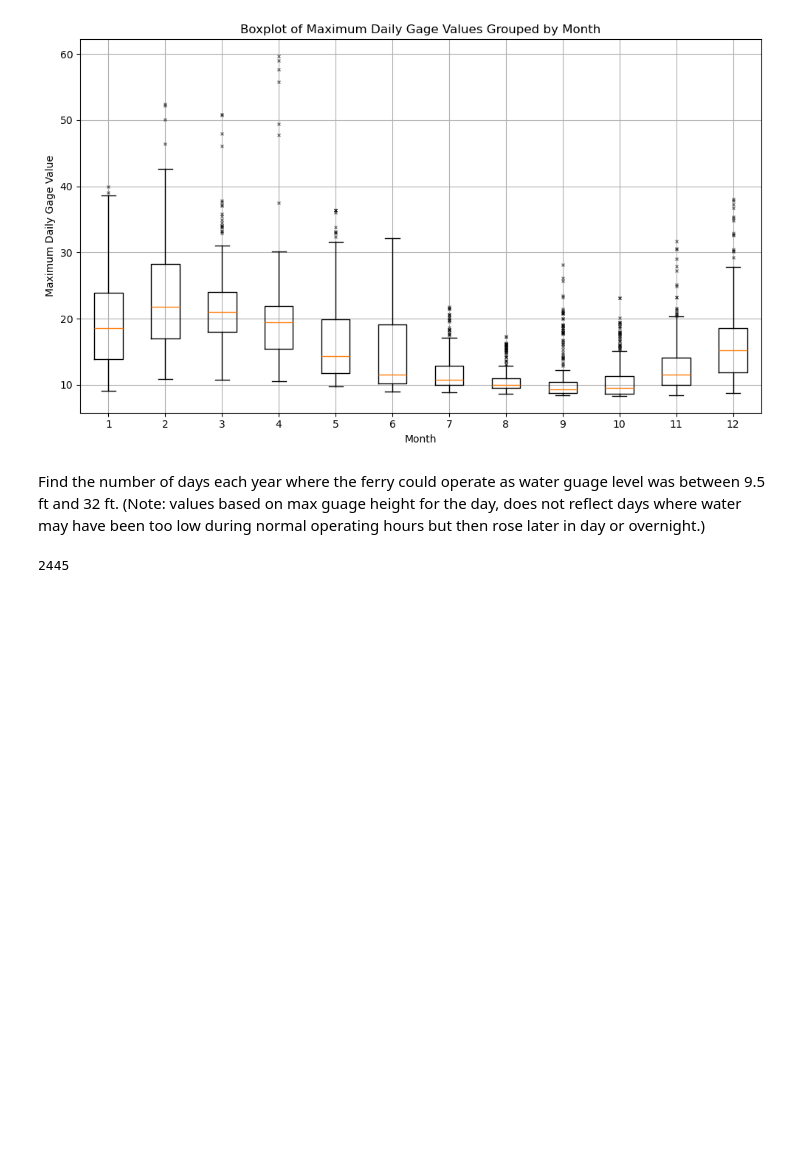
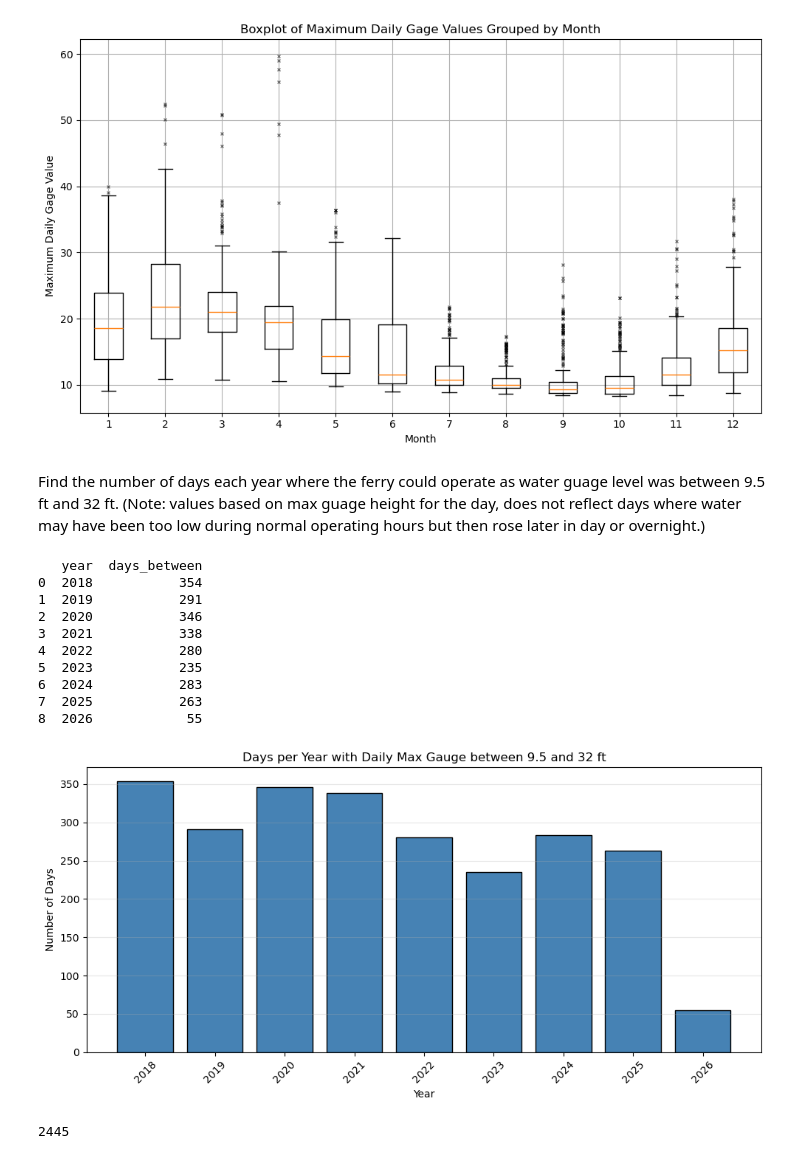
Before and after one commit to Raybies/GreenRiverFerryRiver, a Jupyter notebook: GRF_VA.ipynb, the cells around one changed output. Saved outputs shown, nothing was run; the diff lists cells and outputs as text; code cells hidden in the pictures; blank space fills up the shorter version.

```diff
--- a/GRF_VA.ipynb
+++ b/GRF_VA.ipynb
@@ -261,6 +261,53 @@ plt.xticks(ferry_days_by_year['year'], rotation=45)
 plt.grid(axis='y', alpha=0.3)
 plt.tight_layout()
 plt.show()
+# %%
+# make sure we have the daily‑max dataframe available
+if 'daily_max_df' not in globals():
+    daily_max_df = (
+        df.groupby(df['datetime'].dt.date)['gage']
+          .max()
+          .reset_index()
+    )
+    daily_max_df.columns = ['date', 'max_daily_gage']
+    daily_max_df['year'] = pd.to_datetime(daily_max_df['date']).dt.year
+
+# mask for days with max gauge between 9.5 and 32 (inclusive)
+mask = daily_max_df['max_daily_gage'].between(9.5, 32)
+
+# count by year
+counts_by_year = (
+    daily_max_df[mask]
+    .groupby('year')
+    .size()
+    .reset_index(name='days_between')
+)
+
+print(counts_by_year)
+
+# simple bar chart
+plt.figure(figsize=(10, 5))
+plt.bar(counts_by_year['year'], counts_by_year['days_between'],
+        color='steelblue', edgecolor='black')
+plt.title('Days per Year with Daily Max Gauge between 9.5 and 32 ft')
+plt.xlabel('Year')
+plt.ylabel('Number of Days')
+plt.xticks(counts_by_year['year'], rotation=45)
+plt.grid(axis='y', alpha=0.3)
+plt.tight_layout()
+plt.show()
+# %% [output]
+   year  days_between
+0  2018           354
+1  2019           291
+2  2020           346
+3  2021           338
+4  2022           280
+5  2023           235
+6  2024           283
+7  2025           263
+8  2026            55
+[figure, added]
 # %%
 
 # Count days where the daily max gauge is between 9.5 and 32 (inclusive)
```
Also changed, not shown: parts of 6 cells of this notebook.
